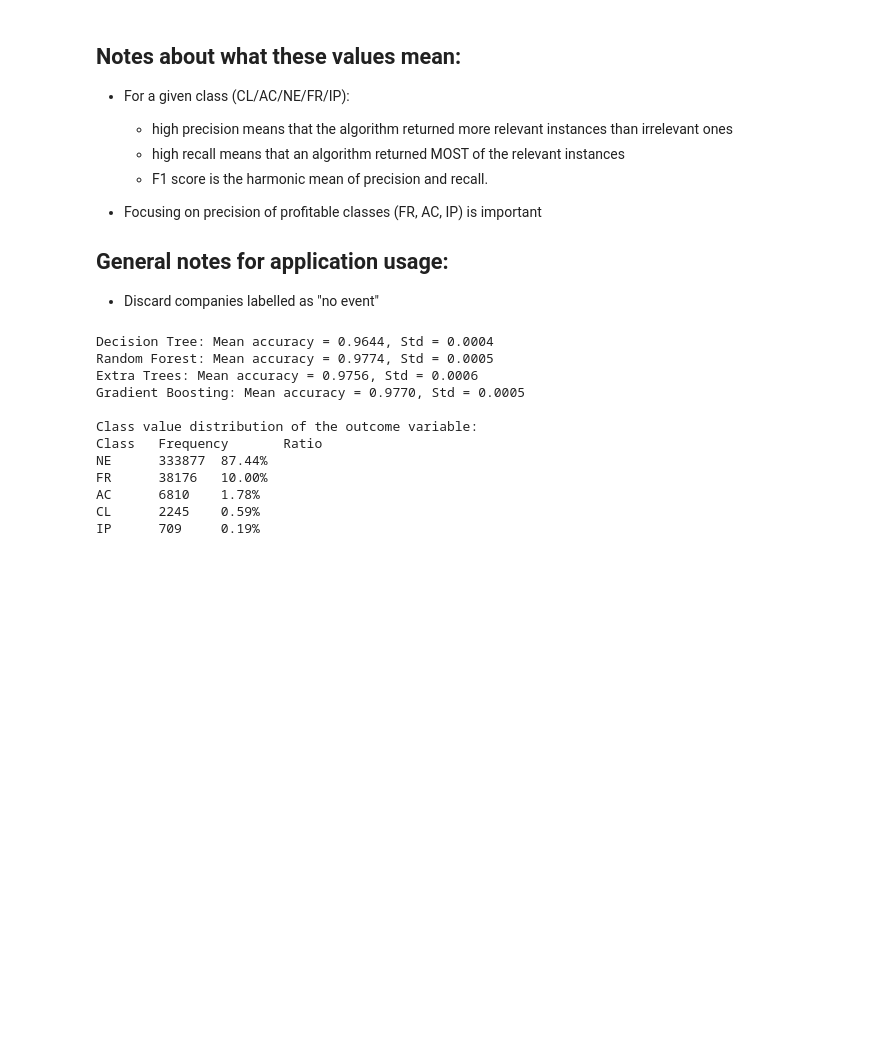
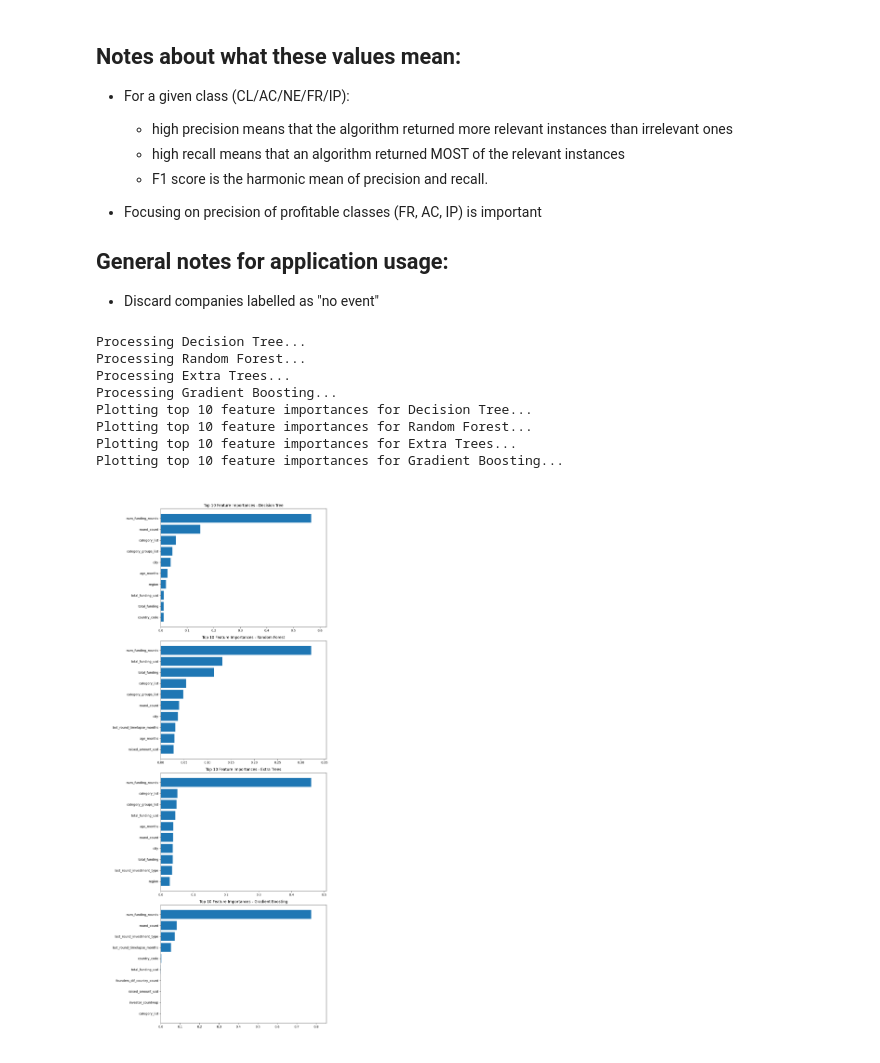
Before and after one commit to Siralde/screening-master, a Jupyter notebook: Screening.ipynb, the cells around one changed output. Cells and saved outputs as stored; diff of their text form; code cells hidden in the pictures; blank space fills up the shorter version.

```diff
--- a/Screening.ipynb
+++ b/Screening.ipynb
@@ -1699,58 +1692,15 @@ IP      709     0.19%
 
 - Discard companies labelled as "no event"
 # %%
-# Print distribution of the outcome variable
-outcome_counts = data['outcome'].value_counts()
-total = len(data)
-print("\nClass value distribution of the outcome variable:")
-print("Class\tFrequency\tRatio")
-outcome_distribution = {}
-for cls, count in outcome_counts.items():
-    ratio = (count / total) * 100
-    print(f"{cls}\t{count}\t{ratio:.2f}%")
-    outcome_distribution[cls] = {
-        'count': count,
-        'ratio': ratio
-    }
-
-# Save results and variables to a file using pickle
-with open('model_results_2.pkl', 'wb') as file:
-    pickle.dump({
-        'results': results,
-        'outcome_distribution': outcome_distribution,
-        'classes': le.classes_
-    }, file)
-
-print("\nResults and variables have been saved to 'model_results.pkl'")
+img = display_feature_importance_image(pd.read_csv('src/data/filtered400k.csv'))
+display_image(img)
+# %% [output]
+Processing Decision Tree...
+Processing Random Forest...
+Processing Extra Trees...
+Processing Gradient Boosting...
+Plotting top 10 feature importances for Decision Tree...
+Plotting top 10 feature importances for Random Forest...
+Plotting top 10 feature importances for Extra Trees...
+Plotting top 10 feature importances for Gradient Boosting...
+[figure, added]
-# %%
-import pickle
-
-with open('model_results.pkl', 'rb') as file:
-    data = pickle.load(file)
-
-results = data['results']
-outcome_distribution = data['outcome_distribution']
-classes = data['classes']
-
-# Print saved results
-for clf_name, result in results.items():
-    print(f"{clf_name}: Mean accuracy = {result['mean_accuracy']:.4f}, Std = {result['std_accuracy']:.4f}")
-
-# Print saved outcome distribution
-print("\nClass value distribution of the outcome variable:")
-print("Class\tFrequency\tRatio")
-for cls, stats in outcome_distribution.items():
-    print(f"{cls}\t{stats['count']}\t{stats['ratio']:.2f}%")
-# %% [output]
-Decision Tree: Mean accuracy = 0.9644, Std = 0.0004
-Random Forest: Mean accuracy = 0.9774, Std = 0.0005
-Extra Trees: Mean accuracy = 0.9756, Std = 0.0006
-Gradient Boosting: Mean accuracy = 0.9770, Std = 0.0005
-
-Class value distribution of the outcome variable:
-Class   Frequency       Ratio
-NE      333877  87.44%
-FR      38176   10.00%
-AC      6810    1.78%
-CL      2245    0.59%
-IP      709     0.19%
```
Also changed, not shown: parts of 3 cells of this notebook, 2 other files.
